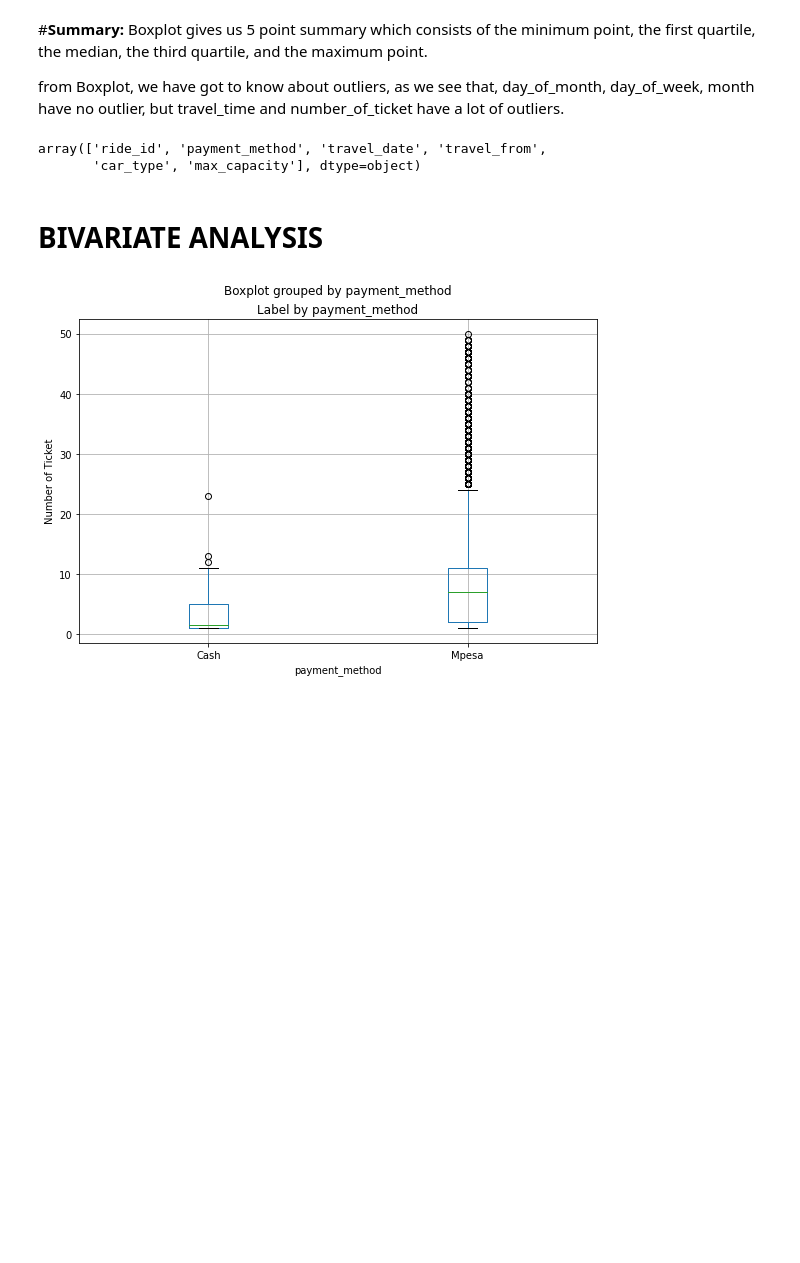
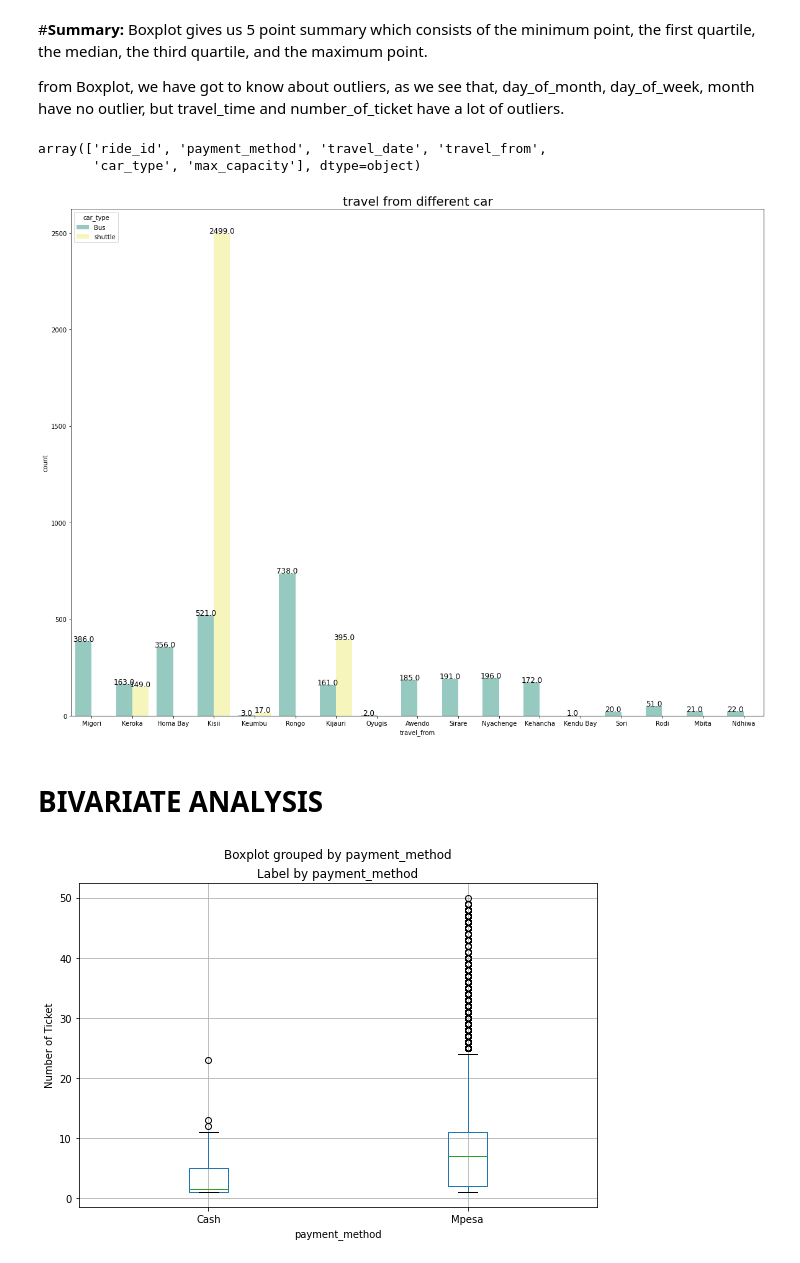
Before and after one commit to Shreya-data/Transport-Demand-Prediction, a Jupyter notebook: Untitled14.ipynb, the cells around one changed output. Drawn from its saved outputs; the diff is of its cells as text; code cells hidden in the pictures; blank space fills up the shorter version.

```diff
--- a/Untitled14.ipynb
+++ b/Untitled14.ipynb
@@ -456,6 +461,19 @@ array(['ride_id', 'payment_method', 'travel_date', 'travel_from',
        'car_type', 'max_capacity'], dtype=object)
 # %%
 categorical_features=['payment_method','travel_from','car_type']
+# %%
+plt.figure(figsize=(20,15))
+
+ax = sns.countplot(dataset_new['travel_from'],hue=dataset_new['car_type'],palette="Set3")
+
+plt.title("travel from different car",size=20)
+
+for p in ax.patches:
+  ax.annotate(p.get_height(),(p.get_x() + p.get_width()/2,p.get_height()),ha='center',size= 12)
+
+plt.show()
+# %% [output]
+[figure, added]
 # %% [markdown]
 # **BIVARIATE ANALYSIS**
 # %%
```
Also changed, not shown: parts of 111 cells of this notebook.
